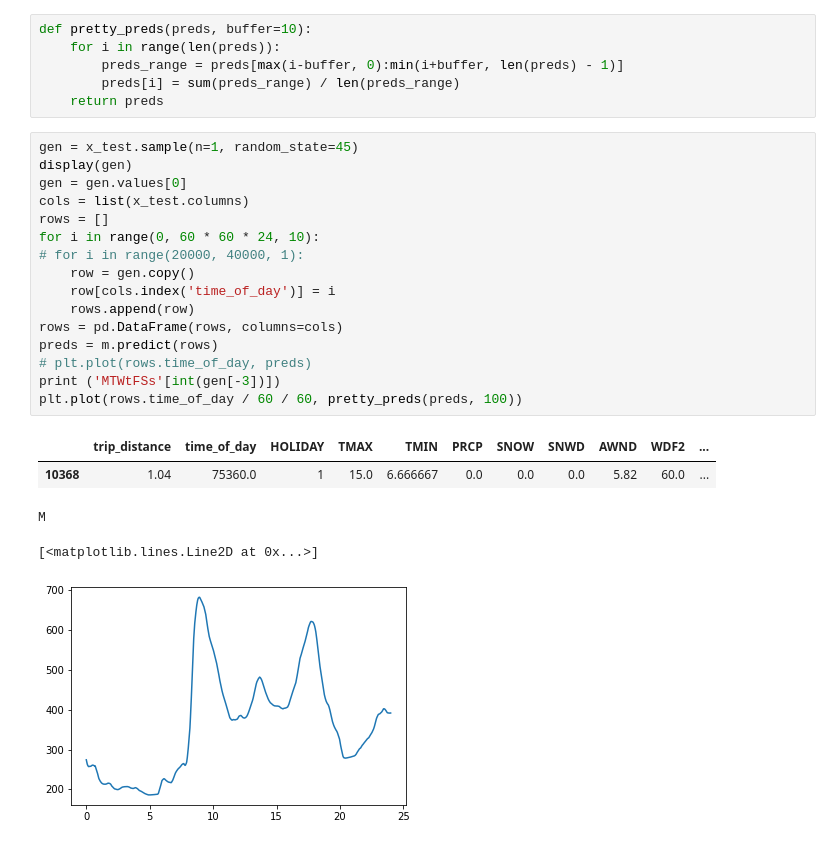
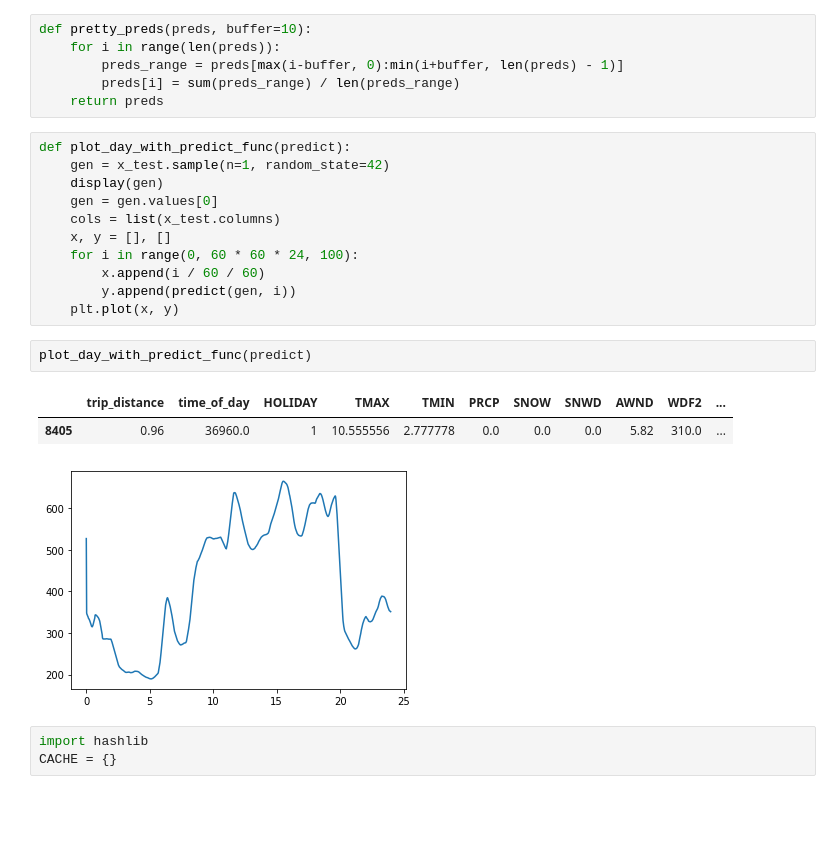
Before and after one commit to JudahGazit/optimization-course, a Jupyter notebook: jupyter/features-taxis.ipynb, the cells around one changed output. Cells and saved outputs as stored; diff of their text form; blank space fills up the shorter version.

```diff
--- a/jupyter/features-taxis.ipynb
+++ b/jupyter/features-taxis.ipynb
@@ -216,24 +211,22 @@ def pretty_preds(preds, buffer=10):
         preds[i] = sum(preds_range) / len(preds_range)
     return preds
 # %%
-gen = x_test.sample(n=1, random_state=45)
-display(gen)
-gen = gen.values[0]
-cols = list(x_test.columns)
-rows = []
-for i in range(0, 60 * 60 * 24, 10):
-# for i in range(20000, 40000, 1):
-    row = gen.copy()
-    row[cols.index('time_of_day')] = i
-    rows.append(row)
-rows = pd.DataFrame(rows, columns=cols)
-preds = m.predict(rows)
-# plt.plot(rows.time_of_day, preds)
-print ('MTWtFSs'[int(gen[-3])])
-plt.plot(rows.time_of_day / 60 / 60, pretty_preds(preds, 100))
+def plot_day_with_predict_func(predict):
+    gen = x_test.sample(n=1, random_state=42)
+    display(gen)
+    gen = gen.values[0]
+    cols = list(x_test.columns)
+    x, y = [], []
+    for i in range(0, 60 * 60 * 24, 100):
+        x.append(i / 60 / 60)
+        y.append(predict(gen, i))
+    plt.plot(x, y)
-# %% [output]
-|  | trip_distance | time_of_day | HOLIDAY | TMAX | TMIN | PRCP | SNOW | SNWD | AWND | WDF2 | ... |
-| 10368 | 1.04 | 75360.0 | 1 | 15.0 | 6.666667 | 0.0 | 0.0 | 0.0 | 5.82 | 60.0 | ... |
-M
-[<matplotlib.lines.Line2D at 0x...>]
-[figure, removed]
+# %%
+plot_day_with_predict_func(predict)
+# %% [output]
+|  | trip_distance | time_of_day | HOLIDAY | TMAX | TMIN | PRCP | SNOW | SNWD | AWND | WDF2 | ... |
+| 8405 | 0.96 | 36960.0 | 1 | 10.555556 | 2.777778 | 0.0 | 0.0 | 0.0 | 5.82 | 310.0 | ... |
+[figure, added]
+# %%
+import hashlib
+CACHE = {}
```
Also changed, not shown: parts of 10 cells of this notebook, 1 other file.
